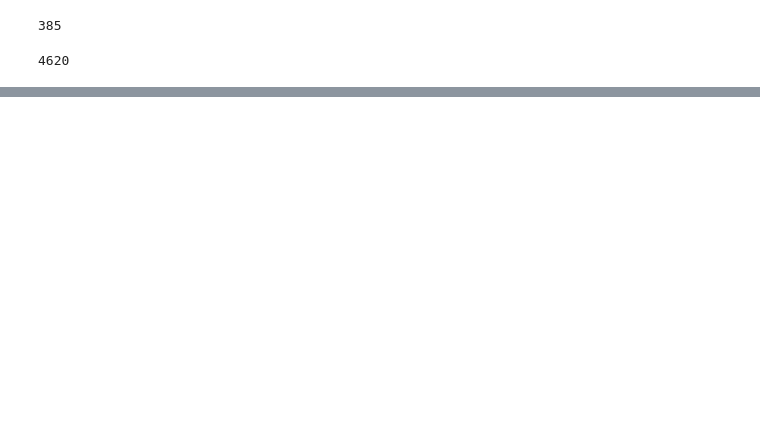
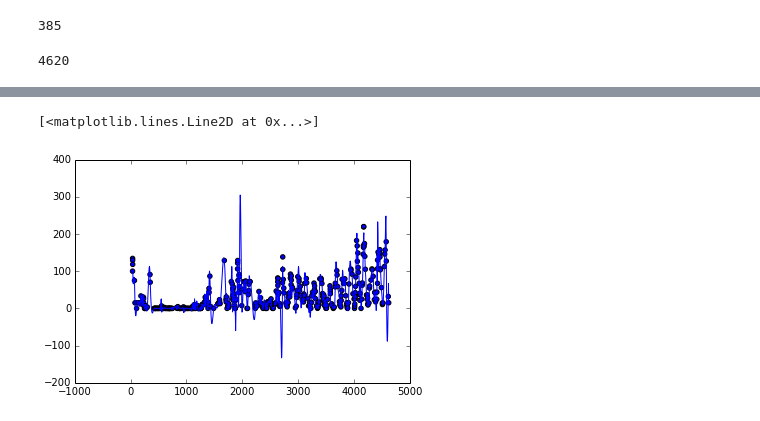
Before and after one commit to Nagudelo/Hausaufgabe-5, a Jupyter notebook: practice.ipynb, the cells around one changed output, grey strips where cells are left out. Drawn from its saved outputs; the diff is of its cells as text; code cells hidden in the pictures; blank space fills up the shorter version.

```diff
--- a/practice.ipynb
+++ b/practice.ipynb
@@ -56,0 +83,6 @@ array([  0.,   1.,   0., ...,  31.,  30.,  31.])
+# %%
+scatter(meses, datos)
+plot(n,interp3(n))
+# %% [output]
+[<matplotlib.lines.Line2D at 0x...>]
+[figure, added]
```
Also changed, not shown: parts of 25 cells of this notebook.
